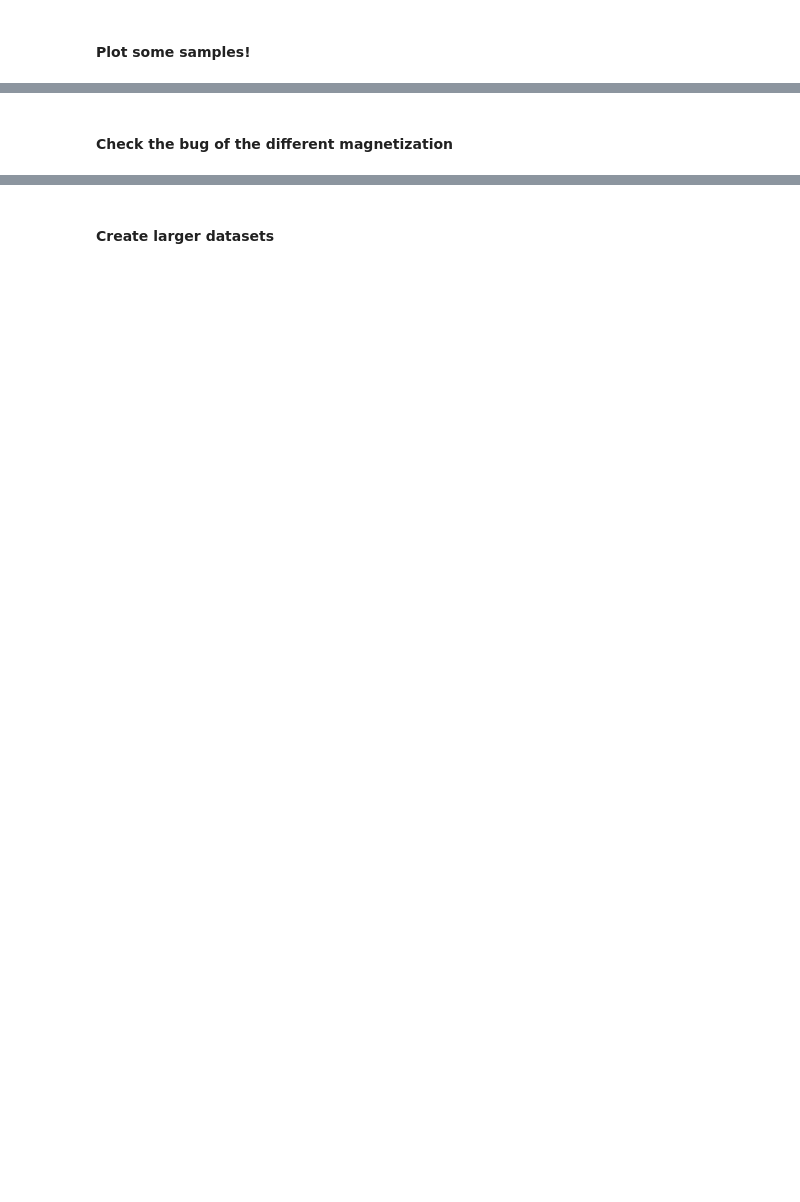
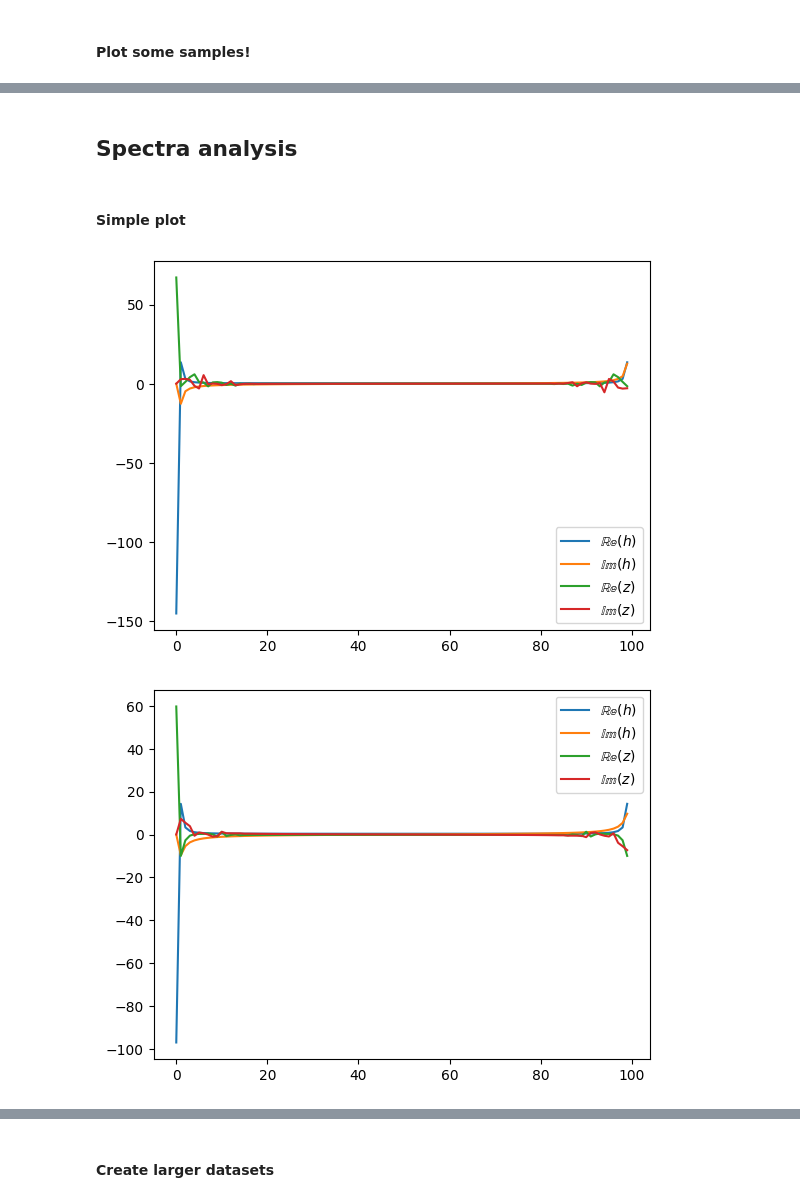
Before and after one commit to emacosta95/DL-VLM, a Jupyter notebook: qutip_dataset_testing.ipynb, the cells around one changed output, grey strips where cells are left out. Cells and saved outputs as stored; diff of their text form; code cells hidden in the pictures; blank space fills up the shorter version.

```diff
--- a/qutip_dataset_testing.ipynb
+++ b/qutip_dataset_testing.ipynb
@@ -6,11 +6,12 @@
 import numpy as np
 import matplotlib.pyplot as plt
 
-data=np.load('data/periodic/trainset/1_size_6_tf_10.0_dt_0.05_sigma_10_40_c_0_4.0_noise_100_n_dataset_15000.npz')
+data=np.load('data/uniform/train_size_6_tf_10.0_dt_0.1_sigma_1_9_c_0_4_set_of_gaussians_100_n_dataset_15000.npz')
 
 h=data['potential']
 z=data['density']
 t=data['time']
 
 print(t.shape)
+print(h.shape)
 # %% [output]
@@ -42,13 +27,0 @@ for sample in range(5):
-# %%
-maxh=np.max(np.abs(h),axis=(-1,-2))
-norm=maxh
-
-x=h/norm[:,None,None]
-
-
-
-
-for i in range(5):
-    plt.plot(h[0,:,i])
-    plt.plot(x[0,:,i])
-    plt.show()
@@ -61,12 +27,0 @@ for i in range(5):
-# %%
-z_pathologic=z[np.average(np.abs(z),axis=(-1,-2)) < 10**-3]
-
-h_pathologic=h[np.average(np.abs(z),axis=(-1,-2)) < 10**-3]
-
-
-print(z_pathologic.shape)
-
-for i in range(5):
-    plt.plot(z_pathologic[i,:,0])
-    plt.plot(h_pathologic[i,:,0])
-    plt.show()
@@ -80,2 +28,20 @@ for i in range(5):
-# %% [markdown]
-#### Check the bug of the different magnetization
+# %% [markdown]
+## Spectra analysis
+# %% [markdown]
+#### Simple plot
+# %%
+from scipy.fft import fft
+
+h_f=fft(h,axis=-2)
+z_f=fft(z,axis=-2)
+
+for i in range(5):
+    plt.plot(np.real(h_f[i,:,-1]),label=r'$\mathbb{Re}(h)$')
+    plt.plot(np.imag(h_f[i,:,-1]),label=r'$\mathbb{Im}(h)$')
+    plt.plot(np.real(z_f[i,:,-1]),label=r'$\mathbb{Re}(z)$')
+    plt.plot(np.imag(z_f[i,:,-1]),label=r'$\mathbb{Im}(z)$')
+    plt.legend()
+    plt.show()
+# %% [output]
+[figure, added]
+[figure, added]
```
Also changed, not shown: parts of 13 cells of this notebook, 12 other files.
